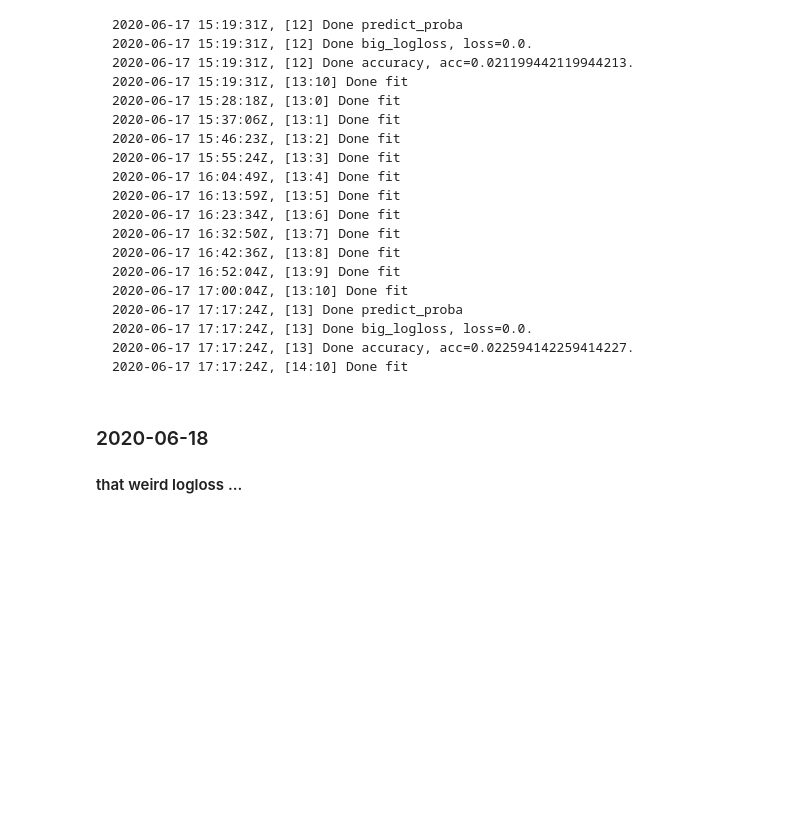
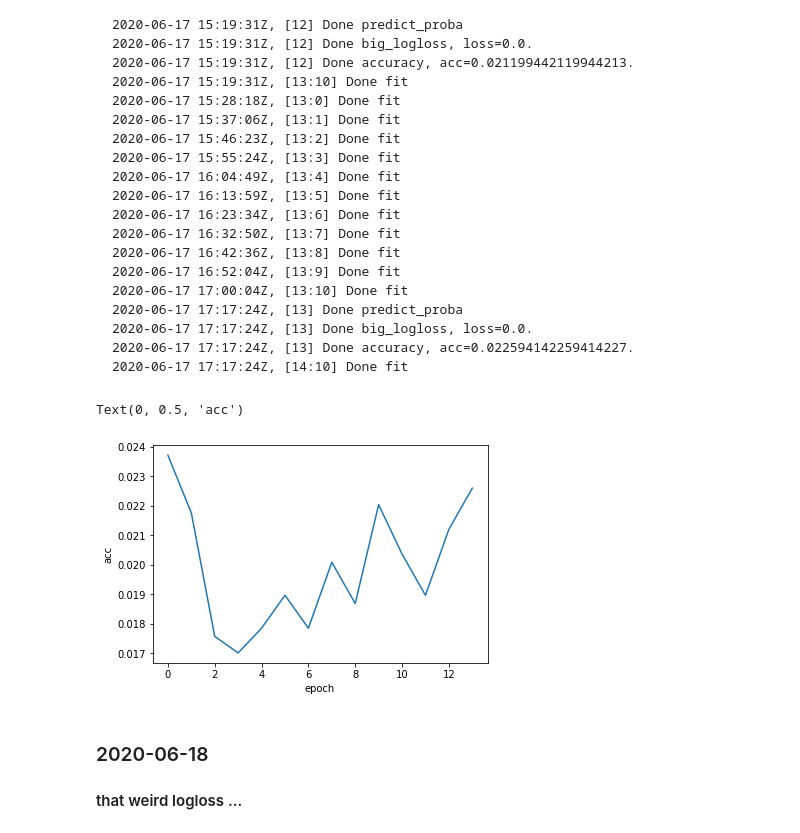
Before and after one commit to namoopsoo/learn-citibike, a Jupyter notebook: 2020-06-16.ipynb, the cells around one changed output. Saved outputs shown, nothing was run; the diff lists cells and outputs as text; code cells hidden in the pictures; blank space fills up the shorter version.

````diff
--- a/2020-06-16.ipynb
+++ b/2020-06-16.ipynb
@@ -328,6 +328,14 @@ KeyboardInterrupt:
 2020-06-17 17:17:24Z, [13] Done accuracy, acc=0.022594142259414227.
 2020-06-17 17:17:24Z, [14:10] Done fit
 ```
+# %%
+# Nothing mind blowing here.
+plt.plot(range(14), acc_vec)
+plt.xlabel('epoch')
+plt.ylabel('acc')
+# %% [output]
+Text(0, 0.5, 'acc')
+[figure, added]
 # %% [markdown]
 ### 2020-06-18
 
````
Also changed, not shown: 1 other file.
